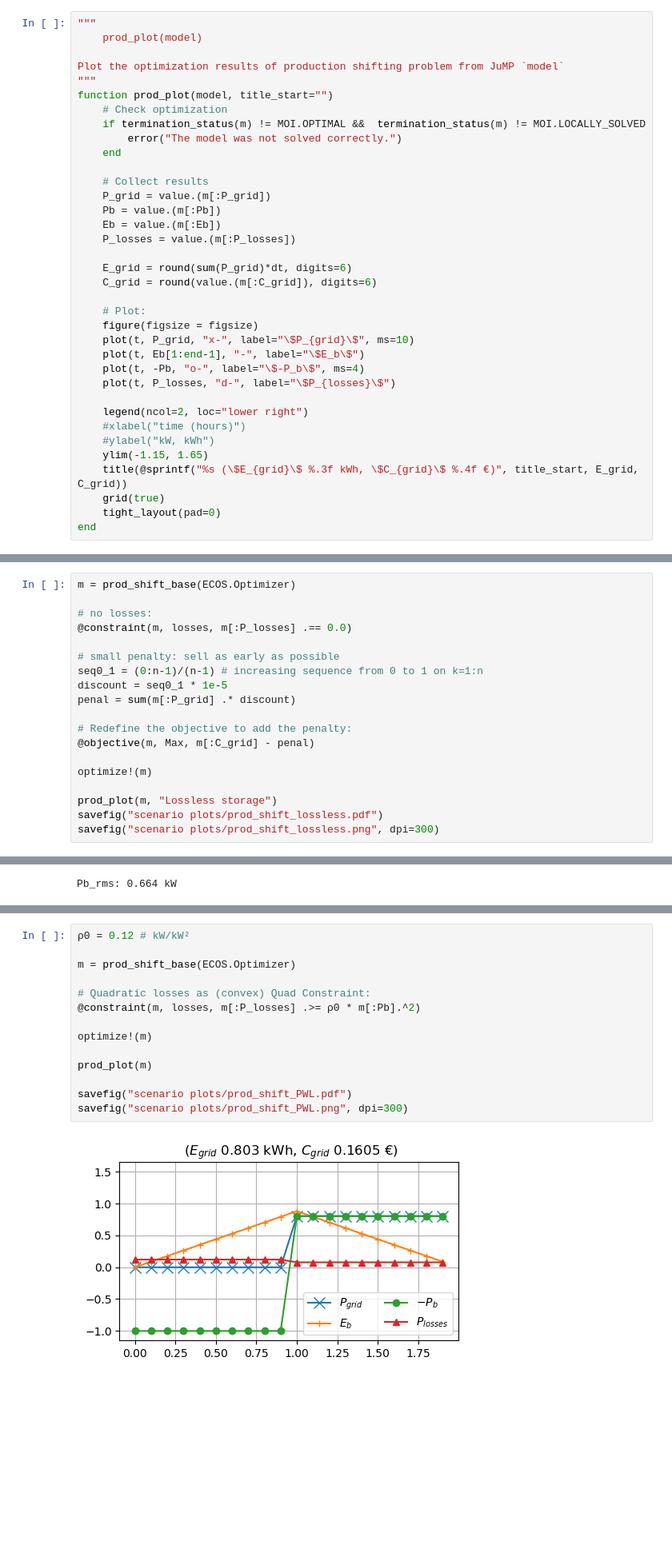
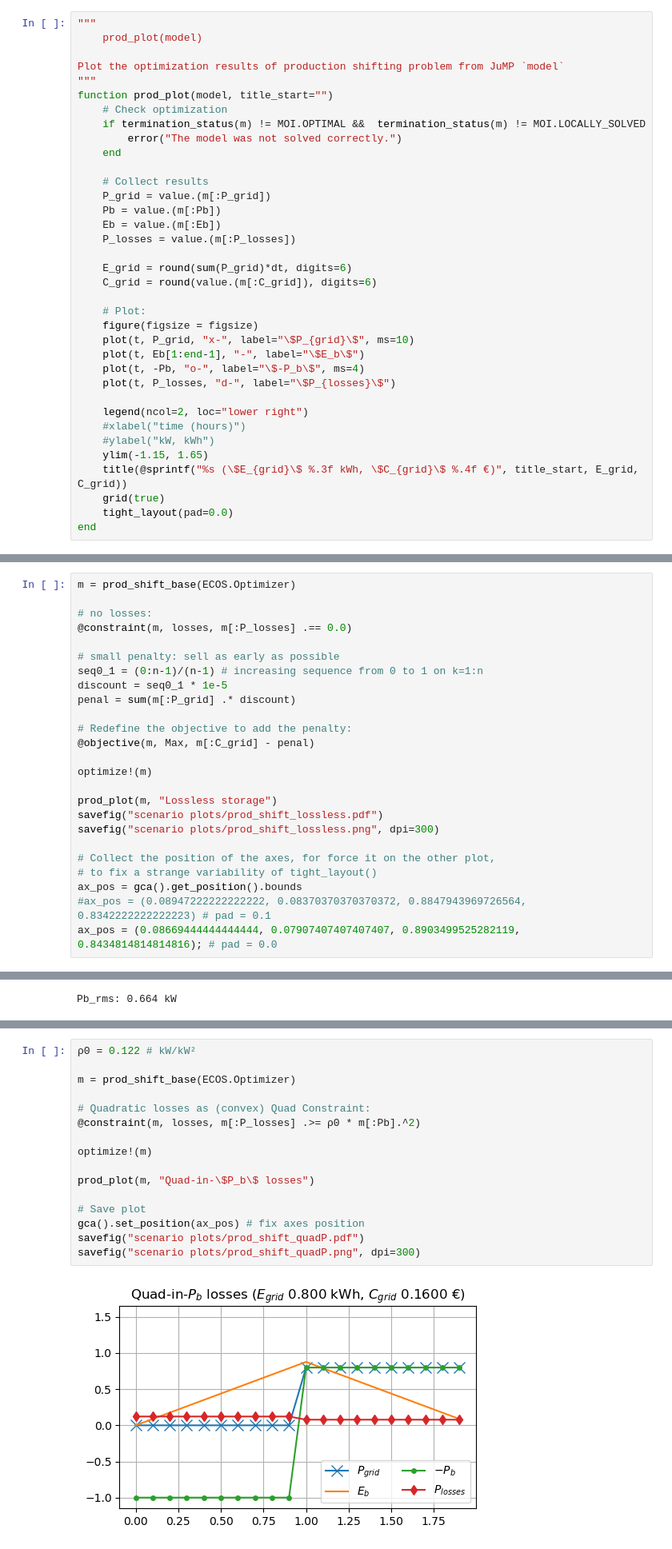
Before and after one commit to pierre-haessig/convex-storage-loss, a Jupyter notebook: Energy_management_Convex_losses.ipynb, the cells around one changed output, grey strips where cells are left out. Shown at 80% size. Saved outputs shown, nothing was run; the diff lists cells and outputs as text; blank space fills up the shorter version.

Commit message:
Save clean production shifting examples, all at 80% efficiency

```diff
--- a/Energy_management_Convex_losses.ipynb
+++ b/Energy_management_Convex_losses.ipynb
@@ -648,7 +651,7 @@ function prod_plot(model, title_start="")
     ylim(-1.15, 1.65)
     title(@sprintf("%s (\$E_{grid}\$ %.3f kWh, \$C_{grid}\$ %.4f €)", title_start, E_grid, C_grid))
     grid(true)
-    tight_layout(pad=0)
+    tight_layout(pad=0.0)
 end
 # %% [output]
 prod_plot
@@ -675,6 +678,12 @@ optimize!(m)
 prod_plot(m, "Lossless storage")
 savefig("scenario plots/prod_shift_lossless.pdf")
 savefig("scenario plots/prod_shift_lossless.png", dpi=300)
+
+# Collect the position of the axes, for force it on the other plot,
+# to fix a strange variability of tight_layout()
+ax_pos = gca().get_position().bounds
+#ax_pos = (0.08947222222222222, 0.08370370370370372, 0.8847943969726564, 0.8342222222222223) # pad = 0.1
+ax_pos = (0.08669444444444444, 0.07907407407407407, 0.8903499525282119, 0.8434814814814816); # pad = 0.0
 # %% [output]
 [figure]
 # %% [markdown]
@@ -819,21 +830,23 @@ $$P_{loss} = \rho P_{sto}^2$$
 
 **Note** why does it work with ECOS? I thought ECOS only accepted SOC constraints, not generic quadratic ones
 # %%
-ρ0 = 0.12 # kW/kW²
+ρ0 = 0.122 # kW/kW²
 
 m = prod_shift_base(ECOS.Optimizer)
 
 # Quadratic losses as (convex) Quad Constraint:
 @constraint(m, losses, m[:P_losses] .>= ρ0 * m[:Pb].^2)
 
 optimize!(m)
 
-prod_plot(m)
+prod_plot(m, "Quad-in-\$P_b\$ losses")
 
-savefig("scenario plots/prod_shift_PWL.pdf")
-savefig("scenario plots/prod_shift_PWL.png", dpi=300)
+# Save plot
+gca().set_position(ax_pos) # fix axes position
+savefig("scenario plots/prod_shift_quadP.pdf")
+savefig("scenario plots/prod_shift_quadP.png", dpi=300)
 # %% [output]
-[figure, old version]
+[figure, new version]
 # %% [markdown]
 Check that there are not excess of losses
 # %%
```
Also changed, not shown: parts of 17 cells of this notebook, 12 other files.
